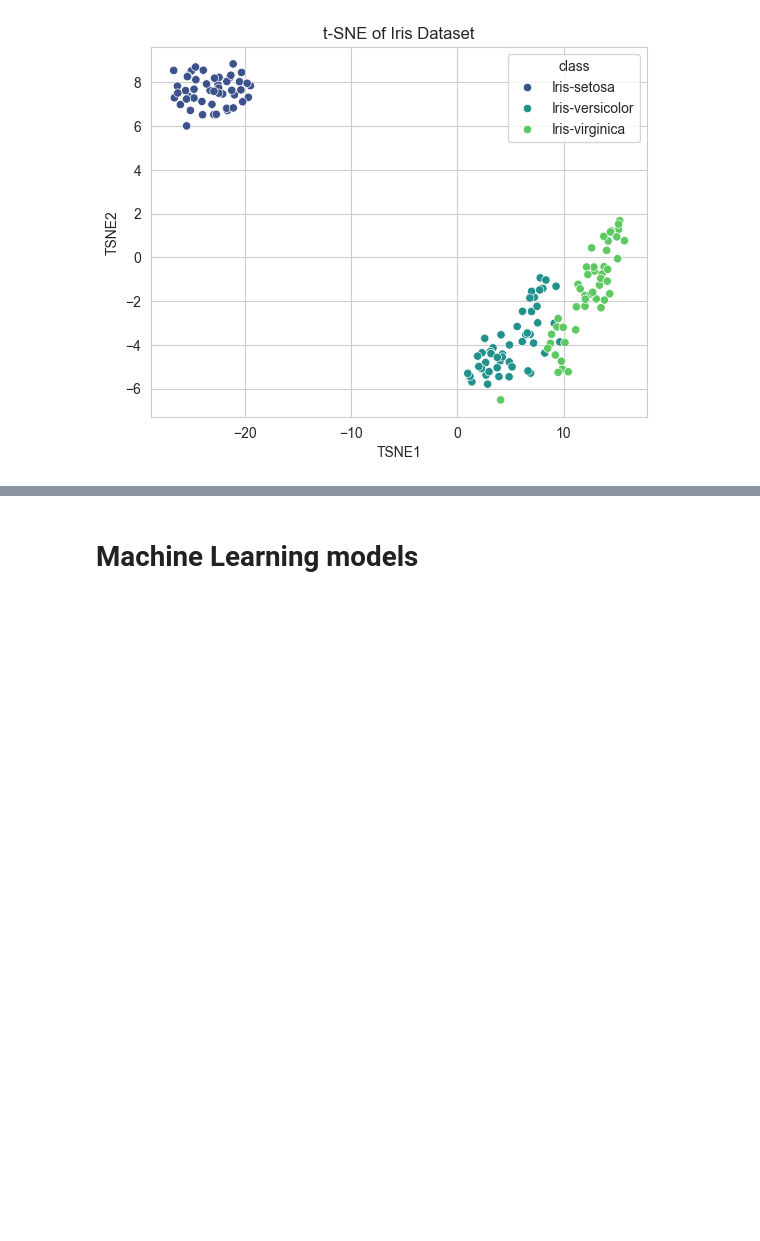
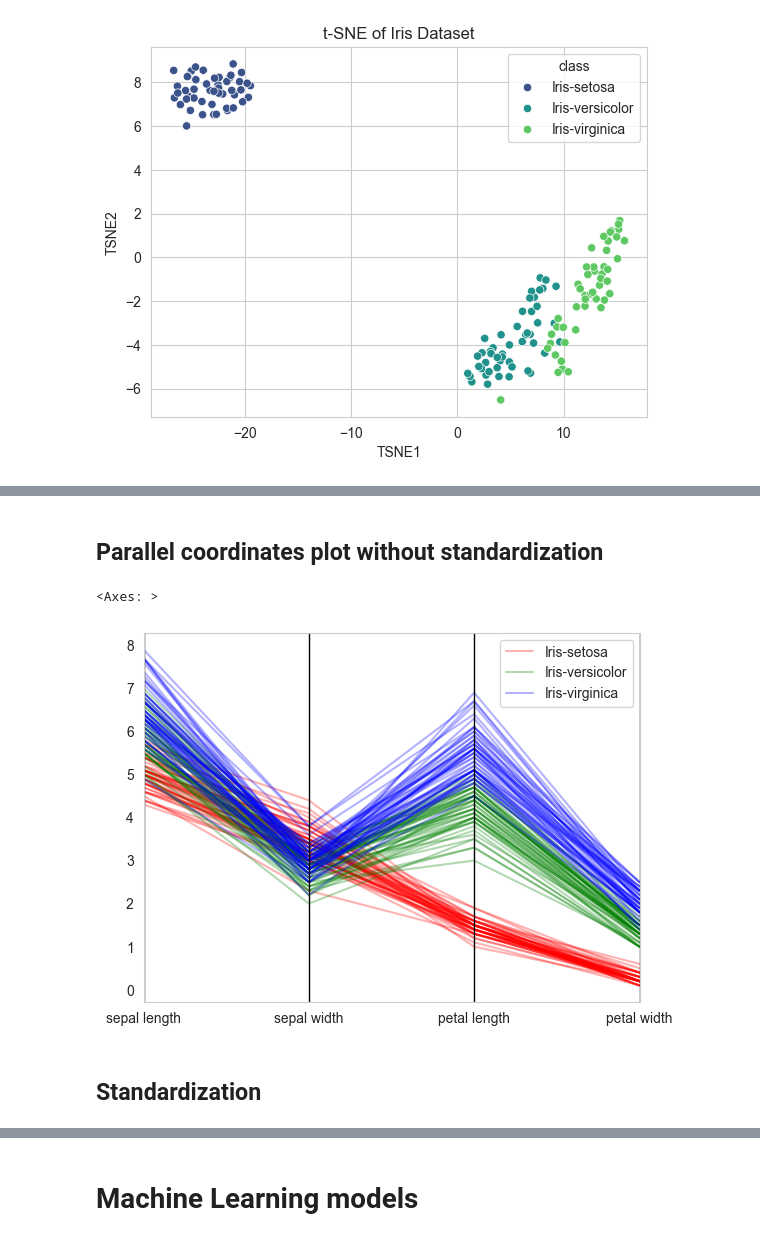
Before and after one commit to dzebrowskii/Iris-analysis, a Jupyter notebook: iris_eda.ipynb, the cells around one changed output, grey strips where cells are left out. Cells and saved outputs as stored; diff of their text form; code cells hidden in the pictures; blank space fills up the shorter version.

```diff
--- a/iris_eda.ipynb
+++ b/iris_eda.ipynb
@@ -252,0 +288,10 @@ plt.show()
+# %% [markdown]
+## Parallel coordinates plot without standardization
+# %%
+from pandas.plotting import parallel_coordinates
+parallel_coordinates(iris_df, 'class', color=('r', 'g', 'b'), alpha=0.3)
+# %% [output]
+<Axes: >
+[figure, added]
+# %% [markdown]
+## Standardization
```
Also changed, not shown: parts of 9 cells of this notebook.
